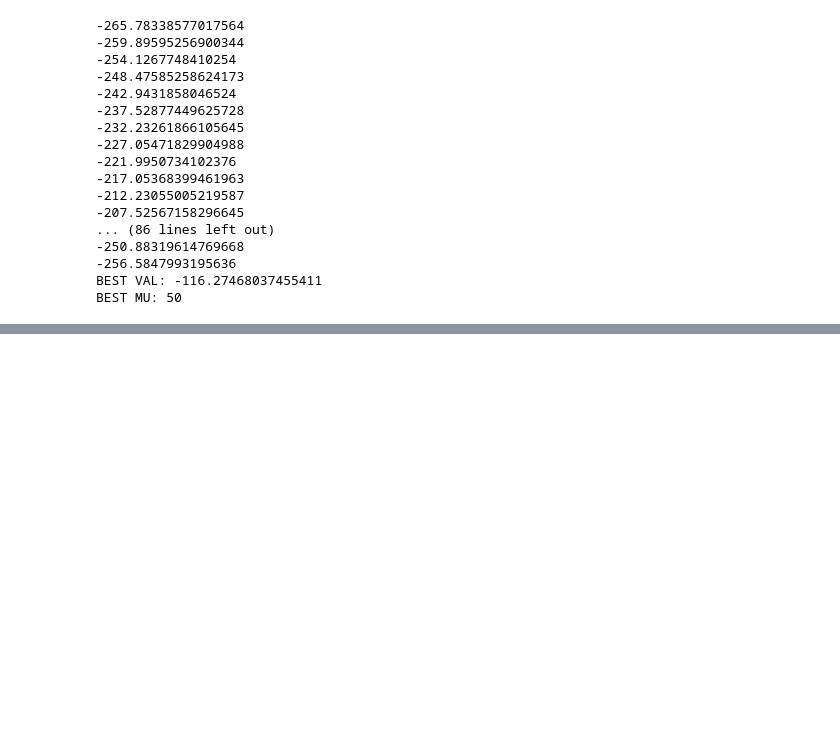
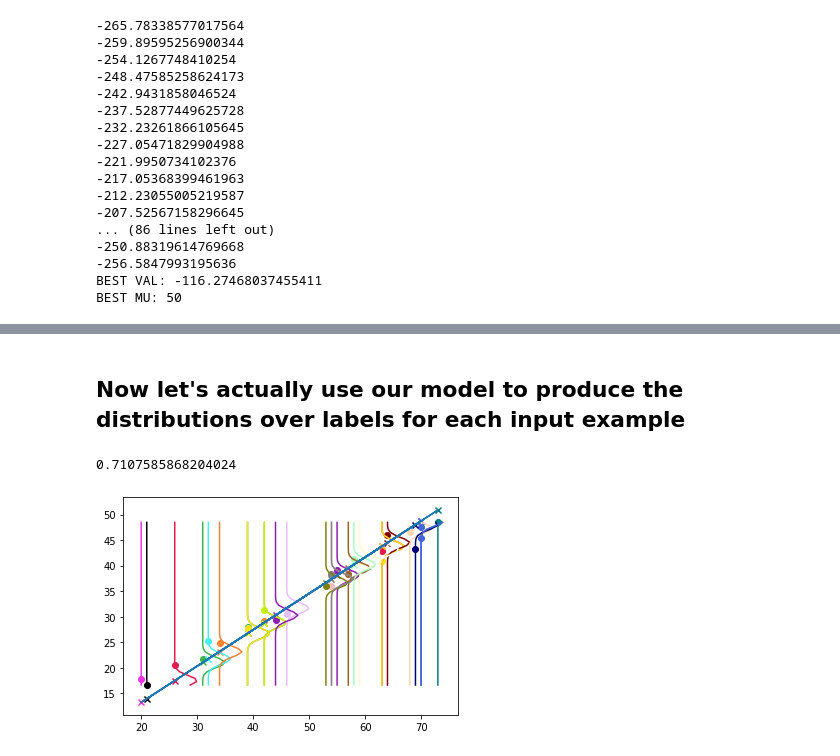
Before and after one commit to TataAndBigData/Practical-ML-DS, a Jupyter notebook: Chapter 1. Machine Learning Foundations/6. Maximum Likelihood Estimation.ipynb, the cells around one changed output, grey strips where cells are left out. Drawn from its saved outputs; the diff is of its cells as text; code cells hidden in the pictures; blank space fills up the shorter version.

```diff
--- a/Chapter 1. Machine Learning Foundations/6. Maximum Likelihood Estimation.ipynb
+++ b/Chapter 1. Machine Learning Foundations/6. Maximum Likelihood Estimation.ipynb
@@ -117,0 +132,19 @@ BEST MU: 50
+# %%
+from get_colors import colors
+
+def plot_dist(x, y, color='blue'):
+    domain = np.linspace(min(Y), max(Y))
+    p = GaussianPDF(y, 1)
+    p_plot = 10*p(domain) + x
+    plt.plot(p_plot, domain, c=colors[i%len(colors)])
+
+for i in range(len(X)):
+    x = X[i]
+    y = Y[i]
+    domain = np.linspace(min(Y), max(Y))
+    p = GaussianPDF(y, 1)
+    p_plot = 10*p(domain) + x
+    plt.scatter(x, y, c=colors[i%len(colors)])
+    # plt.plot(p_plot, domain, c=colors[i%len(colors)])
+    plot_dist(x, y)
+plt.show()
@@ -118 +153,28 @@ BEST MU: 50
+# %% [markdown]
+## Now let's actually use our model to produce the distributions over labels for each input example
+# %%
+grad = (Y[-1] - Y[0]) / (X[-1] - X[0])
+print(grad)
+
+class LinearModel:
+    def __init__(self, w, b):
+        self.w = w
+        self.b = b
+
+    def __call__(self, x):
+        return self.b + self.w * x
+
+model = LinearModel(grad, -1)
+
+for i in range(len(X)):
+    color = colors[i%len(colors)]
+    plt.scatter(X[i], Y[i], c=color)
+    plt.scatter(X[i], model(X[i]), marker='x', c=color)
+    plot_dist(X[i], model(X[i]))
+    # plt.legend()
+plt.plot(X, model(X))
+plt.show()
+# %% [output]
+0.7107585868204024
+[figure, added]
 # %% [markdown]
```
Also changed, not shown: parts of 5 cells of this notebook.
